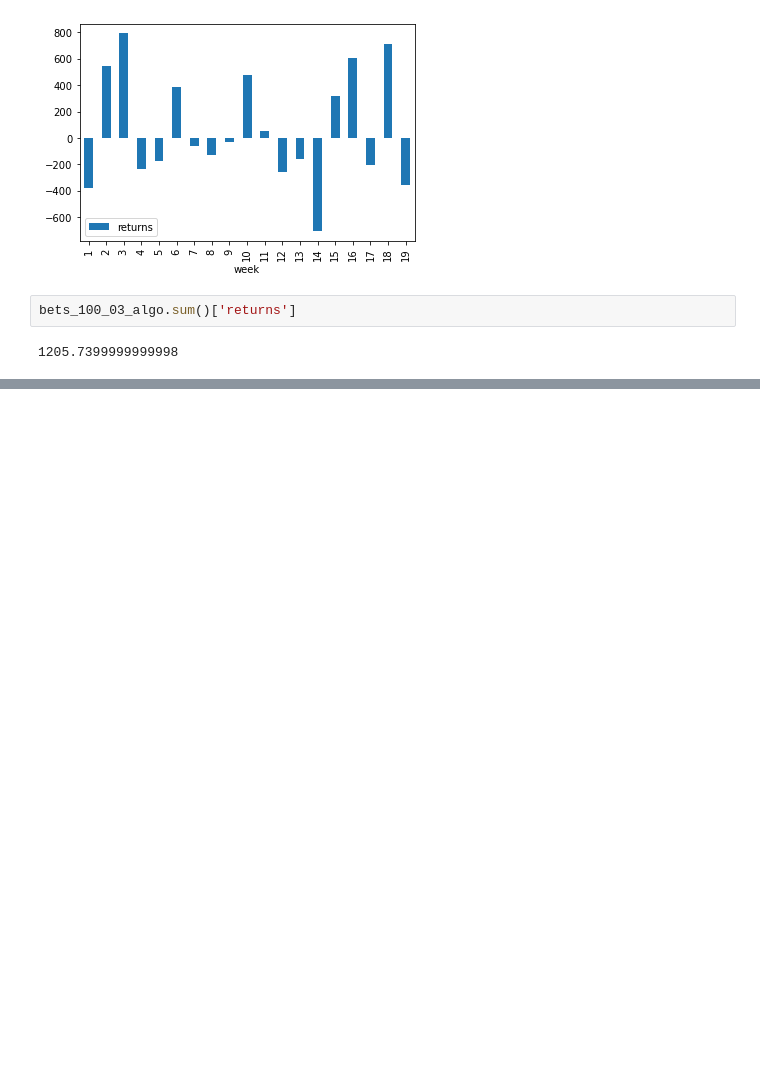
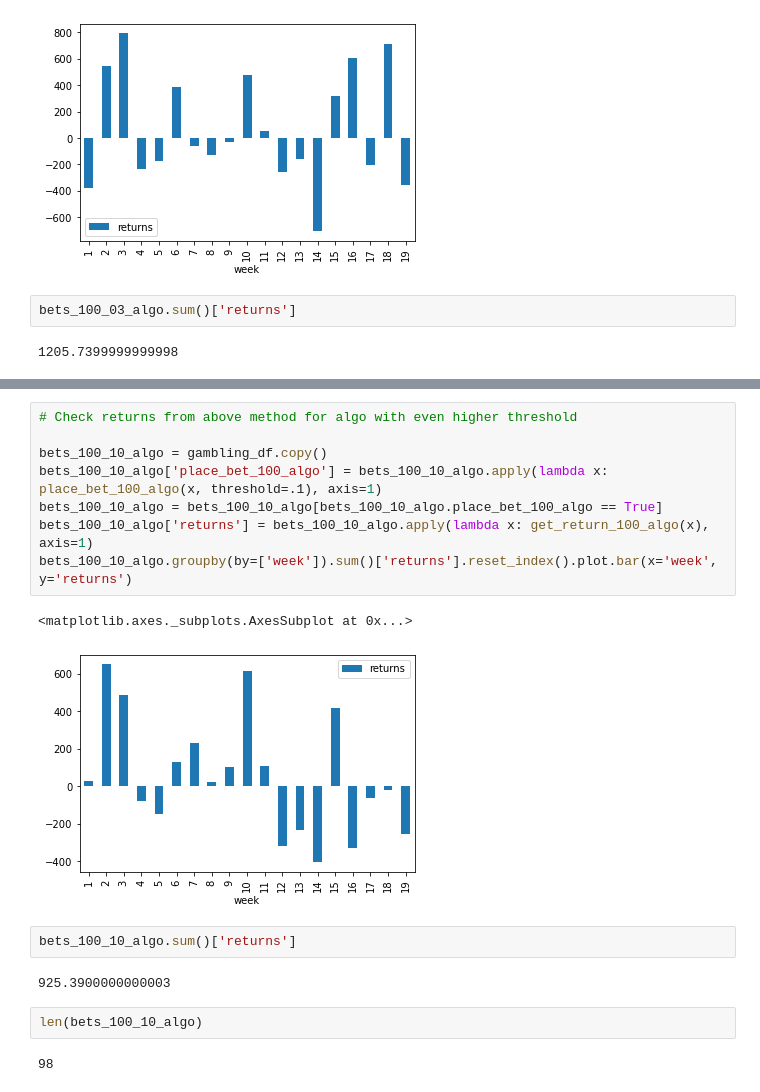
Before and after one commit to imac19/sports_gambling_algorithm, a Jupyter notebook: ideal_betting_proportions.ipynb, the cells around one changed output, grey strips where cells are left out. Drawn from its saved outputs; the diff is of its cells as text; blank space fills up the shorter version.

```diff
--- a/ideal_betting_proportions.ipynb
+++ b/ideal_betting_proportions.ipynb
@@ -213,0 +304,19 @@ bets_100_03_algo.head(50)
+# %%
+# Check returns from above method for algo with even higher threshold
+
+bets_100_10_algo = gambling_df.copy()
+bets_100_10_algo['place_bet_100_algo'] = bets_100_10_algo.apply(lambda x: place_bet_100_algo(x, threshold=.1), axis=1)
+bets_100_10_algo = bets_100_10_algo[bets_100_10_algo.place_bet_100_algo == True]
+bets_100_10_algo['returns'] = bets_100_10_algo.apply(lambda x: get_return_100_algo(x), axis=1)
+bets_100_10_algo.groupby(by=['week']).sum()['returns'].reset_index().plot.bar(x='week', y='returns')
+# %% [output]
+<matplotlib.axes._subplots.AxesSubplot at 0x...>
+[figure, added]
+# %%
+bets_100_10_algo.sum()['returns']
+# %% [output]
+925.3900000000003
+# %%
+len(bets_100_10_algo)
+# %% [output]
+98
```
Also changed, not shown: parts of 24 cells of this notebook.
